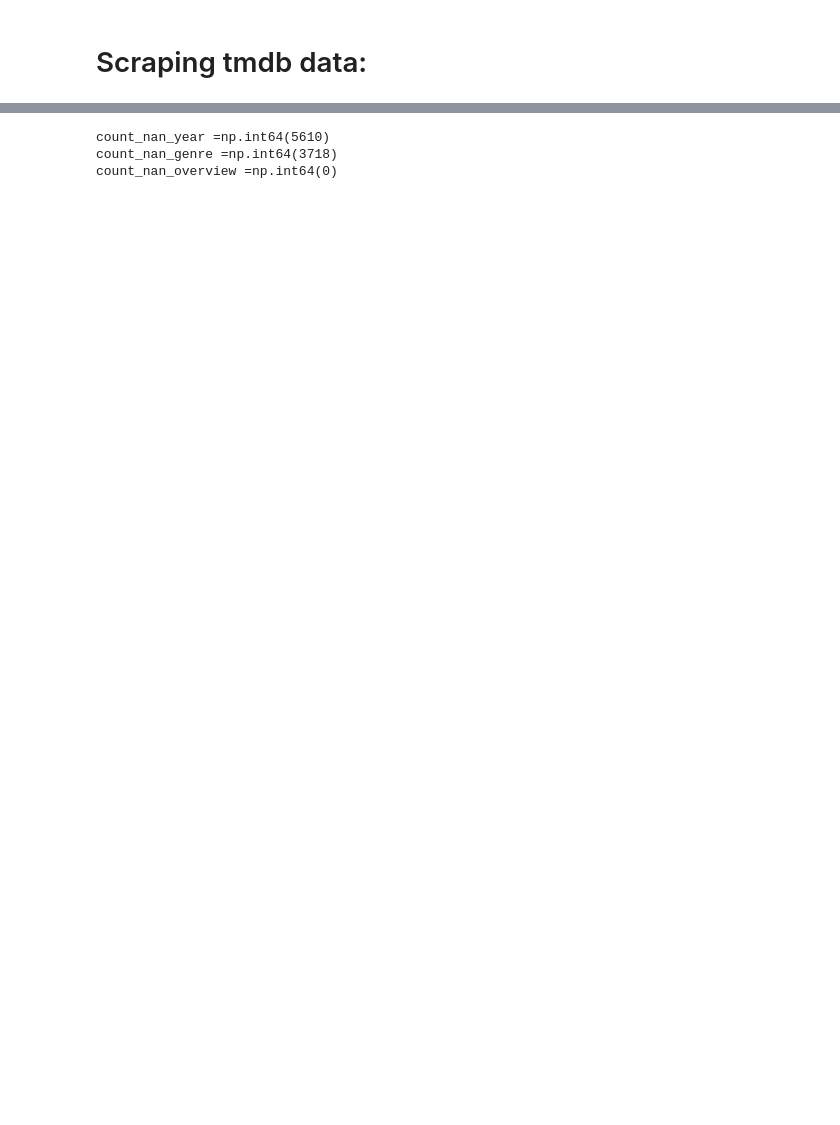
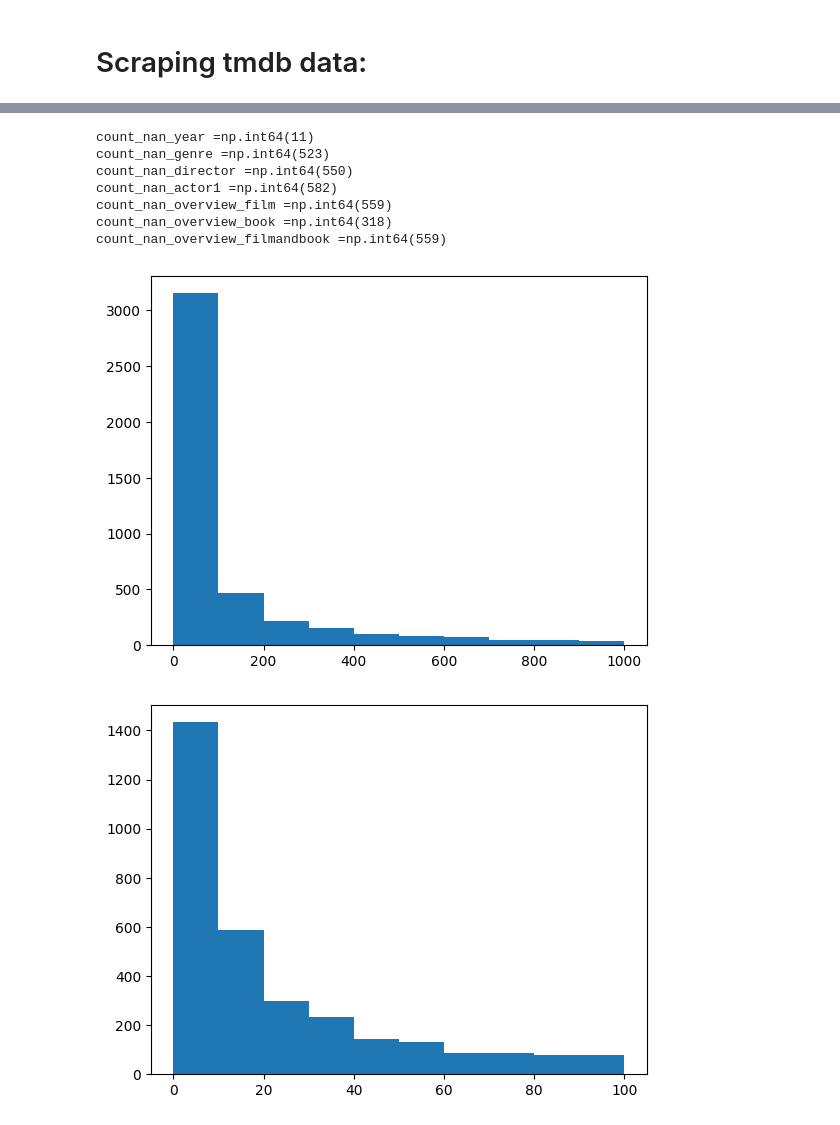
Before and after one commit to bruno-iorio/DALAS-project, a Jupyter notebook: Project.ipynb, the cells around one changed output, grey strips where cells are left out. Drawn from its saved outputs; the diff is of its cells as text; code cells hidden in the pictures; blank space fills up the shorter version.

Commit message:
added histograms that are useful and more

```diff
--- a/Project.ipynb
+++ b/Project.ipynb
@@ -113,8 +154,10 @@ df
 # %%
 import json
+df["Book"] = df["Book"].str.lower()
 df2 = pd.read_csv("data/raw/booksummaries.csv",sep="\t")
-df2.columns=["a1","a2","Book","Author","year","Genre","overview"]
+df2.columns=["a1","a2","Book","Author","Year","Genre","Overview"]
 df2 = df2.drop(columns=["a1","a2"])
+df2["Book"] = df2["Book"].str.lower()
 genres = []
 for i in df2["Genre"]:
     if isinstance(i,str):
@@ -122,4 +165,16 @@ for i in df2["Genre"]:
     else:
         genres.append(np.nan)
 df2["Genre"] = genres
-df2
+overviews = []
+genres = []
+for i in df["Book"]:
+    overview = np.nan
+    genre = np.nan
+    if (df2["Book"] == i).any():
+        overview = df2.loc[df2["Book"] == i, "Overview"].iloc[0]
+        genre = df2.loc[df2["Book"] == i, "Genre"].iloc[0]
+    overviews.append(overview)
+    genres.append(genre)
+df["overview_book"] = overviews
+df["Genre_book"] = genres
+df
@@ -126,13 +195,32 @@ df2
 # %%
 import numpy as np
-count_nan_year = (df2["year"].isnull()).sum().sum()
-count_nan_genre = (df2["Genre"].isnull()).sum().sum()
-count_nan_overview = (df2["overview"].isnull()).sum().sum()
-
+count_nan_year = (df["date_film"].isnull()).sum().sum()
+count_nan_director = (df["Director"].isnull()).sum().sum()
+count_nan_actor1 = (df["Actor1"].isnull()).sum().sum()
+count_nan_genre = (df["Genre"].isnull()).sum().sum()
+count_nan_overview_film = (df["overview_film"].isnull()).sum().sum()
+count_nan_overview_book = (df["overview_book"].isnull()).sum().sum()
+count_nan_overview_filmandbook = (df["overview_book"].isnull() | df["overview_film"].isnull()).sum().sum()
 print(f'{count_nan_year =}')
 print(f'{count_nan_genre =}')
-print(f'{count_nan_overview =}')
+print(f'{count_nan_director =}')
+print(f'{count_nan_actor1 =}')
+print(f'{count_nan_overview_film =}')
+print(f'{count_nan_overview_book =}')
+print(f'{count_nan_overview_filmandbook =}')
 # %% [output]
-count_nan_year =np.int64(5610)
-count_nan_genre =np.int64(3718)
-count_nan_overview =np.int64(0)
+count_nan_year =np.int64(11)
+count_nan_genre =np.int64(523)
+count_nan_director =np.int64(550)
+count_nan_actor1 =np.int64(582)
+count_nan_overview_film =np.int64(559)
+count_nan_overview_book =np.int64(318)
+count_nan_overview_filmandbook =np.int64(559)
+# %%
+plt.hist(df["vote_count_film"],range =(0,1000))
+plt.show()
+plt.hist(df["vote_count_film"],range =(0,100))
+plt.show()
+# %% [output]
+[figure, added]
+[figure, added]
```
Also changed, not shown: parts of 9 cells of this notebook, 4 other files.
